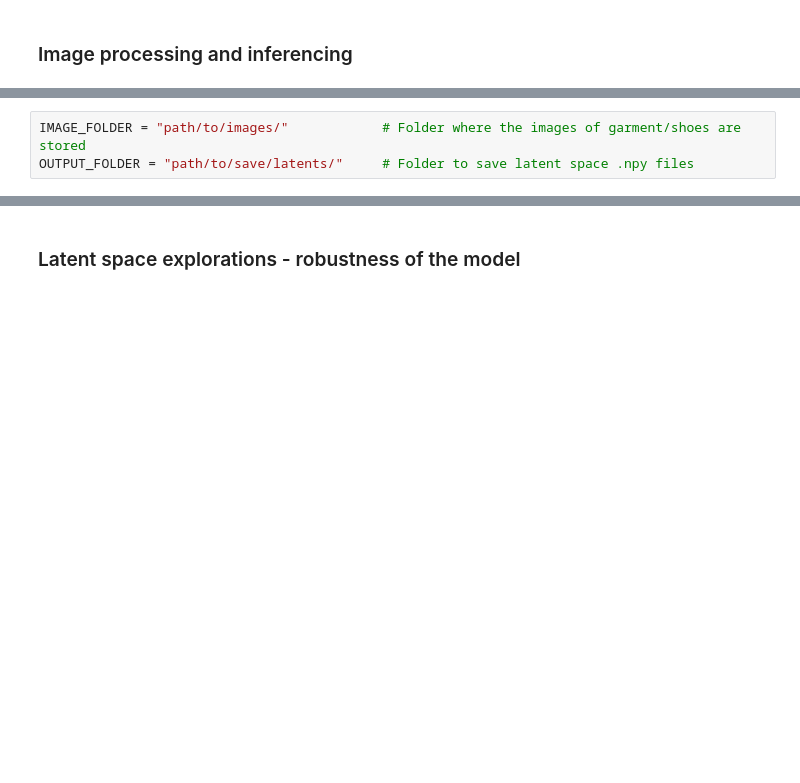
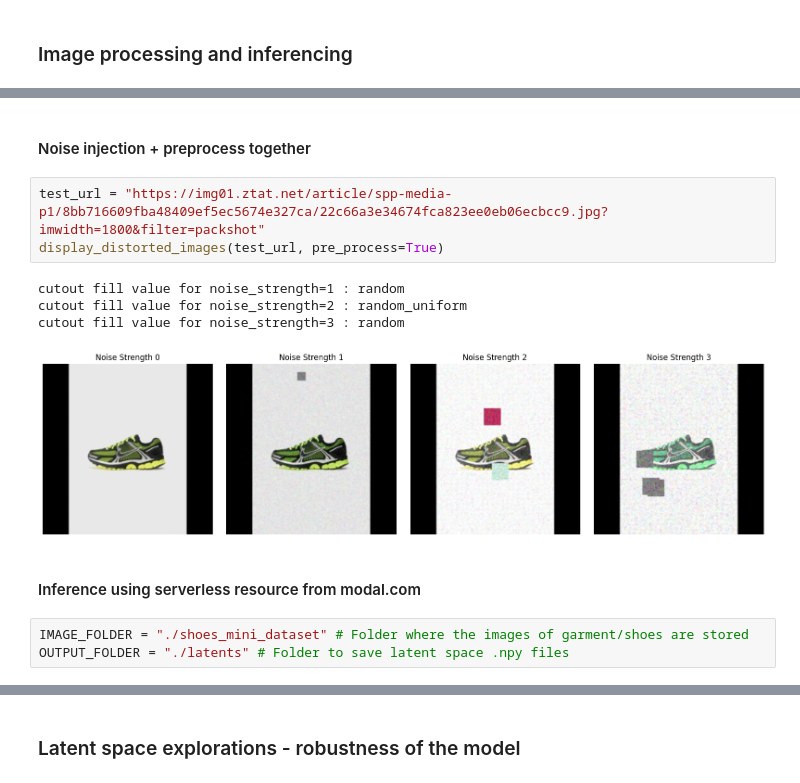
Before and after one commit to onuryuxcodes/PretrainedECommModelsEvaluation, a Jupyter notebook: trendyol-dino-playground.ipynb, the cells around one changed output, grey strips where cells are left out. Saved outputs shown, nothing was run; the diff lists cells and outputs as text; blank space fills up the shorter version.

Commit message:
inference completed on notebook

```diff
--- a/trendyol-dino-playground.ipynb
+++ b/trendyol-dino-playground.ipynb
@@ -116,3 +163,15 @@ cutout_fill_value : random_uniform
+# %% [markdown]
+#### Noise injection + preprocess together
+# %%
+test_url = "https://img01.ztat.net/article/spp-media-p1/8bb716609fba48409ef5ec5674e327ca/22c66a3e34674fca823ee0eb06ecbcc9.jpg?imwidth=1800&filter=packshot"
+display_distorted_images(test_url, pre_process=True)
+# %% [output]
+cutout fill value for noise_strength=1 : random
+cutout fill value for noise_strength=2 : random_uniform
+cutout fill value for noise_strength=3 : random
+[figure, added]
+# %% [markdown]
+#### Inference using serverless resource from modal.com
 # %%
-IMAGE_FOLDER = "path/to/images/"            # Folder where the images of garment/shoes are stored
-OUTPUT_FOLDER = "path/to/save/latents/"     # Folder to save latent space .npy files
+IMAGE_FOLDER = "./shoes_mini_dataset" # Folder where the images of garment/shoes are stored
+OUTPUT_FOLDER = "./latents" # Folder to save latent space .npy files
```
Also changed, not shown: parts of 18 cells of this notebook.
